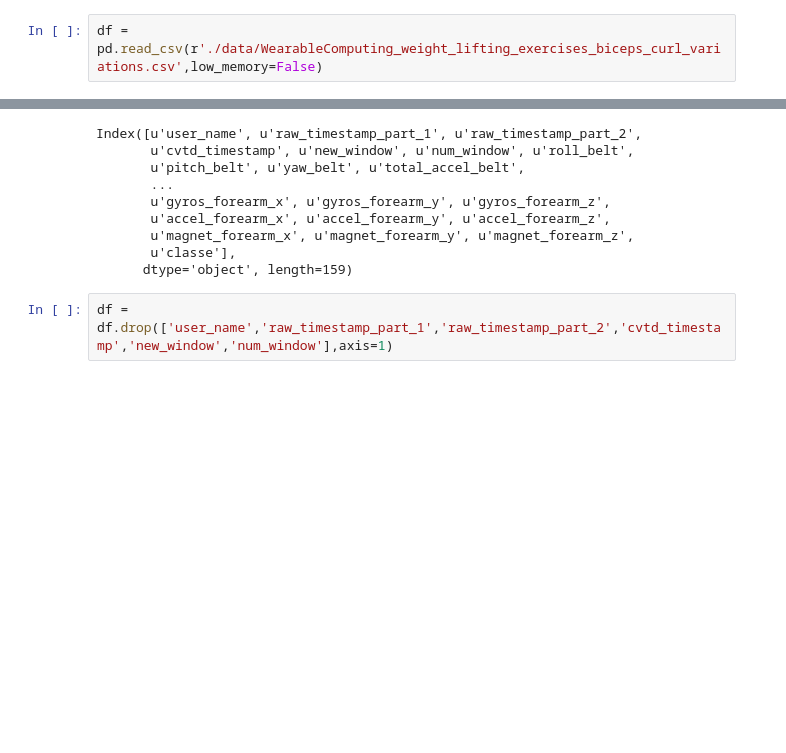
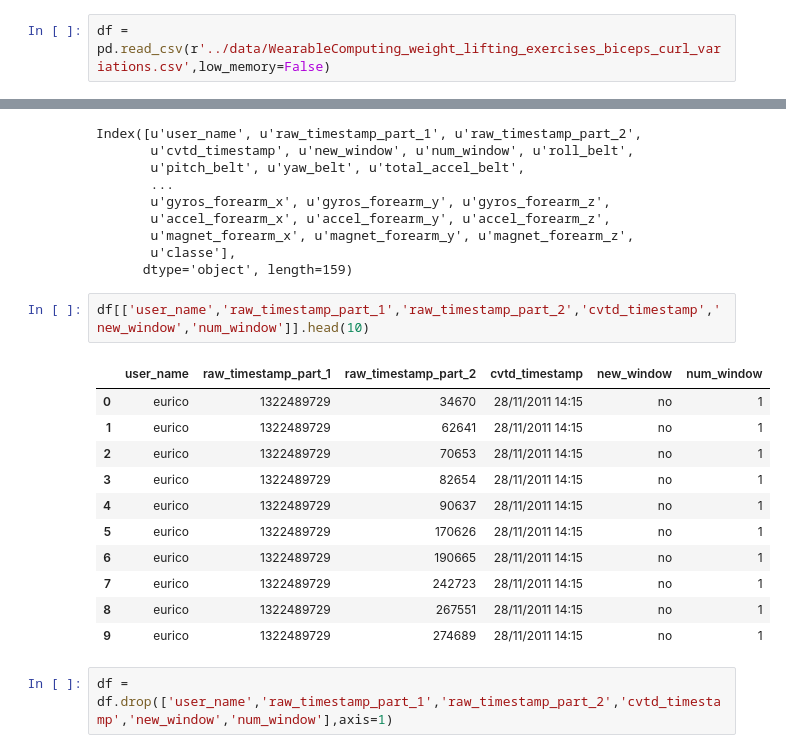
Before and after one commit to brajaram/aml_spring_2016, a Jupyter notebook: pynb/har_preprocessing_book.ipynb, the cells around one changed output, grey strips where cells are left out. Saved outputs shown, nothing was run; the diff lists cells and outputs as text; blank space fills up the shorter version.

```diff
--- a/pynb/har_preprocessing_book.ipynb
+++ b/pynb/har_preprocessing_book.ipynb
@@ -4,7 +4,7 @@ import numpy as np
 import matplotlib.pyplot as plt
 %matplotlib inline
 # %%
-df = pd.read_csv(r'./data/WearableComputing_weight_lifting_exercises_biceps_curl_variations.csv',low_memory=False)
+df = pd.read_csv(r'../data/WearableComputing_weight_lifting_exercises_biceps_curl_variations.csv',low_memory=False)
 # %%
 df.columns
 # %% [output]
@@ -17,6 +17,20 @@ Index([u'user_name', u'raw_timestamp_part_1', u'raw_timestamp_part_2',
        u'magnet_forearm_x', u'magnet_forearm_y', u'magnet_forearm_z',
        u'classe'],
       dtype='object', length=159)
+# %%
+df[['user_name','raw_timestamp_part_1','raw_timestamp_part_2','cvtd_timestamp','new_window','num_window']].head(10)
+# %% [output]
+|  | user_name | raw_timestamp_part_1 | raw_timestamp_part_2 | cvtd_timestamp | new_window | num_window |
+| 0 | eurico | 1322489729 | 34670 | 28/11/2011 14:15 | no | 1 |
+| 1 | eurico | 1322489729 | 62641 | 28/11/2011 14:15 | no | 1 |
+| 2 | eurico | 1322489729 | 70653 | 28/11/2011 14:15 | no | 1 |
+| 3 | eurico | 1322489729 | 82654 | 28/11/2011 14:15 | no | 1 |
+| 4 | eurico | 1322489729 | 90637 | 28/11/2011 14:15 | no | 1 |
+| 5 | eurico | 1322489729 | 170626 | 28/11/2011 14:15 | no | 1 |
+| 6 | eurico | 1322489729 | 190665 | 28/11/2011 14:15 | no | 1 |
+| 7 | eurico | 1322489729 | 242723 | 28/11/2011 14:15 | no | 1 |
+| 8 | eurico | 1322489729 | 267551 | 28/11/2011 14:15 | no | 1 |
+| 9 | eurico | 1322489729 | 274689 | 28/11/2011 14:15 | no | 1 |
 # %%
 df = df.drop(['user_name','raw_timestamp_part_1','raw_timestamp_part_2','cvtd_timestamp','new_window','num_window'],axis=1)
 # %%
```
Also changed, not shown: parts of 8 cells of this notebook, 3 other files.
